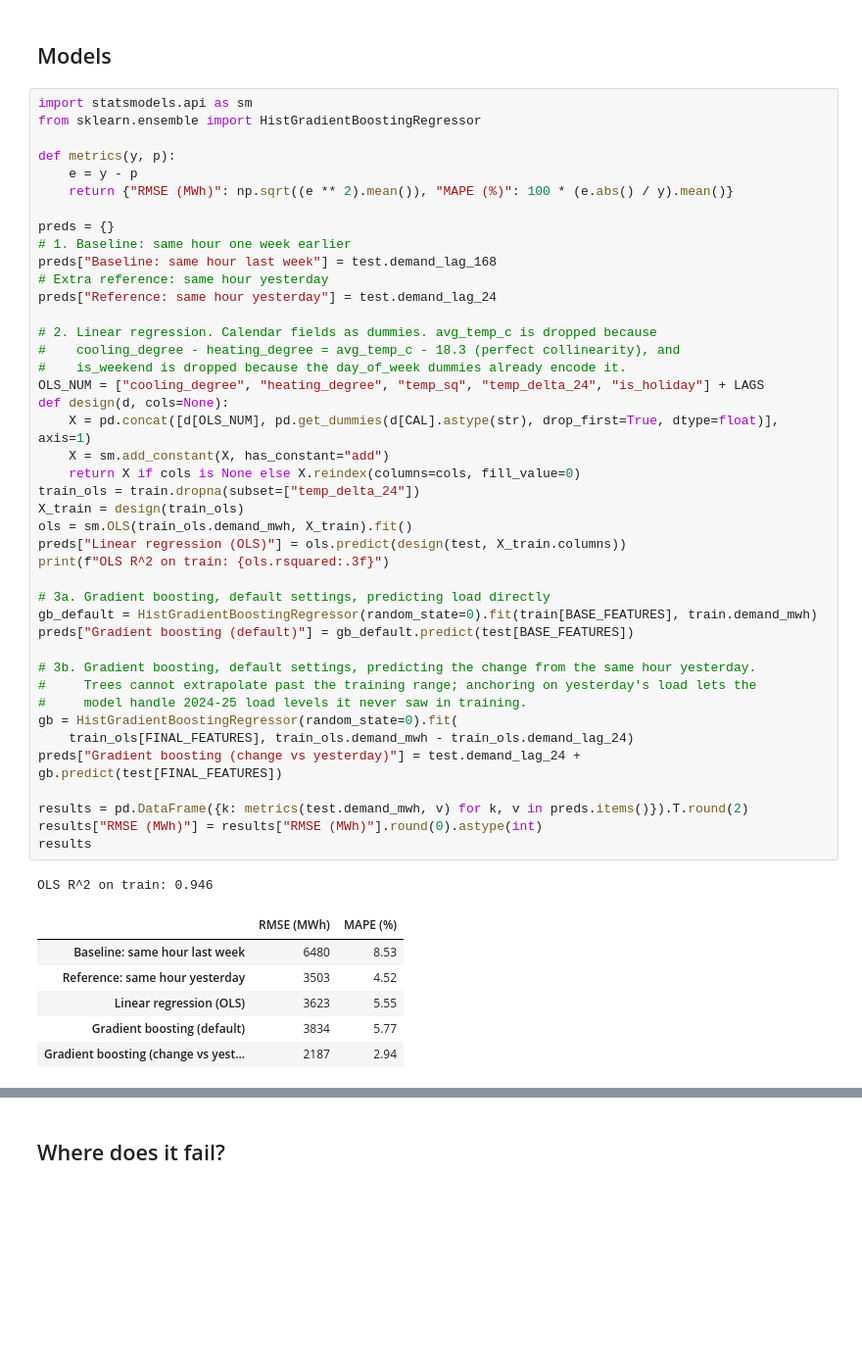
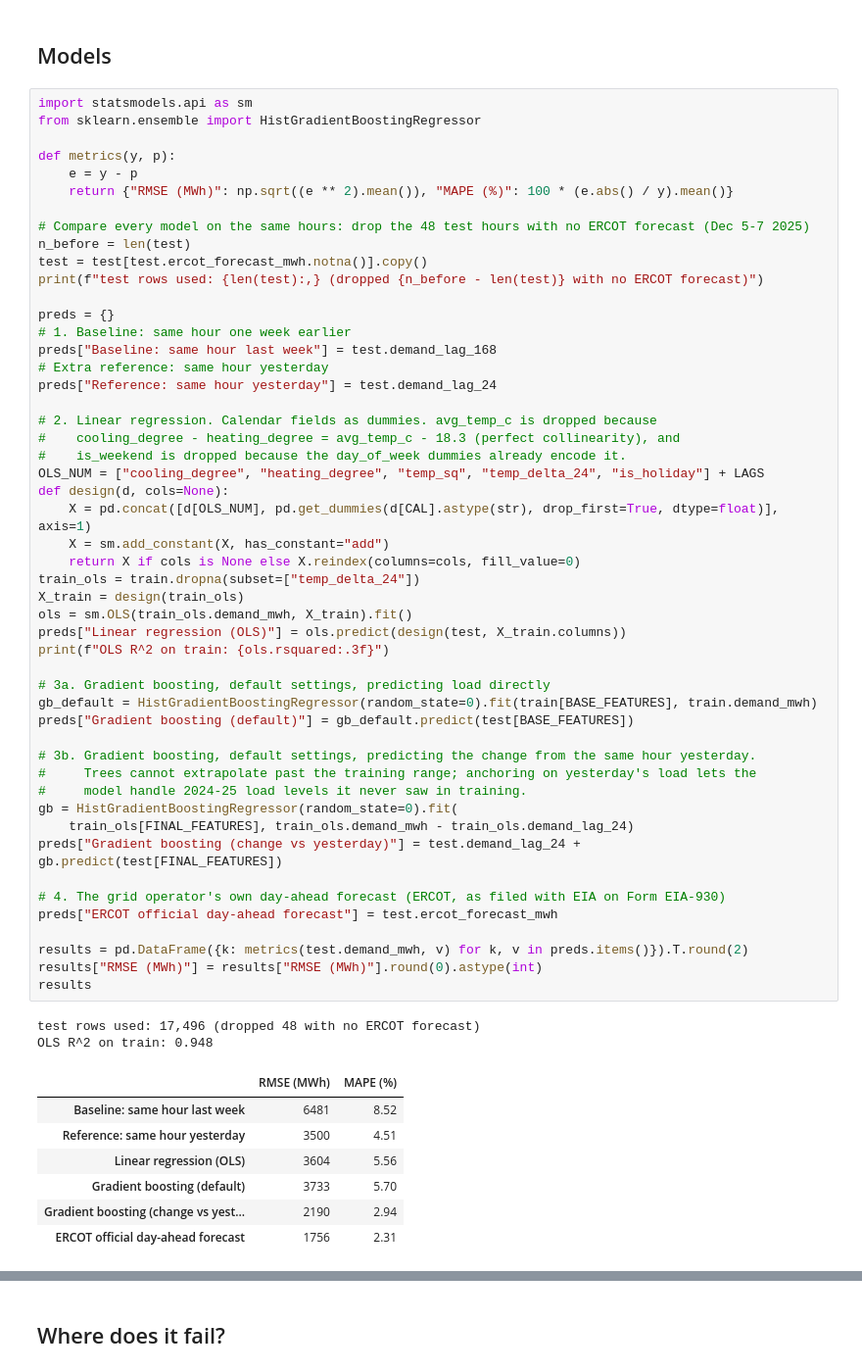
Before and after one commit to Stenberg1/texas-grid-load-analysis, a Jupyter notebook: notebooks/02_model.ipynb, the cells around one changed output, grey strips where cells are left out. Shown at 98% size. Drawn from its saved outputs; the diff is of its cells as text; blank space fills up the shorter version.

```diff
--- a/notebooks/02_model.ipynb
+++ b/notebooks/02_model.ipynb
@@ -51,6 +80,11 @@ from sklearn.ensemble import HistGradientBoostingRegressor
 def metrics(y, p):
     e = y - p
     return {"RMSE (MWh)": np.sqrt((e ** 2).mean()), "MAPE (%)": 100 * (e.abs() / y).mean()}
+
+# Compare every model on the same hours: drop the 48 test hours with no ERCOT forecast (Dec 5-7 2025)
+n_before = len(test)
+test = test[test.ercot_forecast_mwh.notna()].copy()
+print(f"test rows used: {len(test):,} (dropped {n_before - len(test)} with no ERCOT forecast)")
 
 preds = {}
 # 1. Baseline: same hour one week earlier
@@ -61,37 +95,42 @@ preds["Reference: same hour yesterday"] = test.demand_lag_24
 # 2. Linear regression. Calendar fields as dummies. avg_temp_c is dropped because
 #    cooling_degree - heating_degree = avg_temp_c - 18.3 (perfect collinearity), and
 #    is_weekend is dropped because the day_of_week dummies already encode it.
 OLS_NUM = ["cooling_degree", "heating_degree", "temp_sq", "temp_delta_24", "is_holiday"] + LAGS
 def design(d, cols=None):
     X = pd.concat([d[OLS_NUM], pd.get_dummies(d[CAL].astype(str), drop_first=True, dtype=float)], axis=1)
     X = sm.add_constant(X, has_constant="add")
     return X if cols is None else X.reindex(columns=cols, fill_value=0)
 train_ols = train.dropna(subset=["temp_delta_24"])
 X_train = design(train_ols)
 ols = sm.OLS(train_ols.demand_mwh, X_train).fit()
 preds["Linear regression (OLS)"] = ols.predict(design(test, X_train.columns))
 print(f"OLS R^2 on train: {ols.rsquared:.3f}")
 
 # 3a. Gradient boosting, default settings, predicting load directly
 gb_default = HistGradientBoostingRegressor(random_state=0).fit(train[BASE_FEATURES], train.demand_mwh)
 preds["Gradient boosting (default)"] = gb_default.predict(test[BASE_FEATURES])
 
 # 3b. Gradient boosting, default settings, predicting the change from the same hour yesterday.
 #     Trees cannot extrapolate past the training range; anchoring on yesterday's load lets the
 #     model handle 2024-25 load levels it never saw in training.
 gb = HistGradientBoostingRegressor(random_state=0).fit(
     train_ols[FINAL_FEATURES], train_ols.demand_mwh - train_ols.demand_lag_24)
 preds["Gradient boosting (change vs yesterday)"] = test.demand_lag_24 + gb.predict(test[FINAL_FEATURES])
 
+# 4. The grid operator's own day-ahead forecast (ERCOT, as filed with EIA on Form EIA-930)
+preds["ERCOT official day-ahead forecast"] = test.ercot_forecast_mwh
+
 results = pd.DataFrame({k: metrics(test.demand_mwh, v) for k, v in preds.items()}).T.round(2)
 results["RMSE (MWh)"] = results["RMSE (MWh)"].round(0).astype(int)
 results
 # %% [output]
-OLS R^2 on train: 0.946
+test rows used: 17,496 (dropped 48 with no ERCOT forecast)
+OLS R^2 on train: 0.948
 |  | RMSE (MWh) | MAPE (%) |
-| Baseline: same hour last week | 6480 | 8.53 |
-| Reference: same hour yesterday | 3503 | 4.52 |
-| Linear regression (OLS) | 3623 | 5.55 |
-| Gradient boosting (default) | 3834 | 5.77 |
-| Gradient boosting (change vs yest... | 2187 | 2.94 |
+| Baseline: same hour last week | 6481 | 8.52 |
+| Reference: same hour yesterday | 3500 | 4.51 |
+| Linear regression (OLS) | 3604 | 5.56 |
+| Gradient boosting (default) | 3733 | 5.70 |
+| Gradient boosting (change vs yest... | 2190 | 2.94 |
+| ERCOT official day-ahead forecast | 1756 | 2.31 |
 # %%
```
Also changed, not shown: parts of 9 cells of this notebook, 30 other files.
